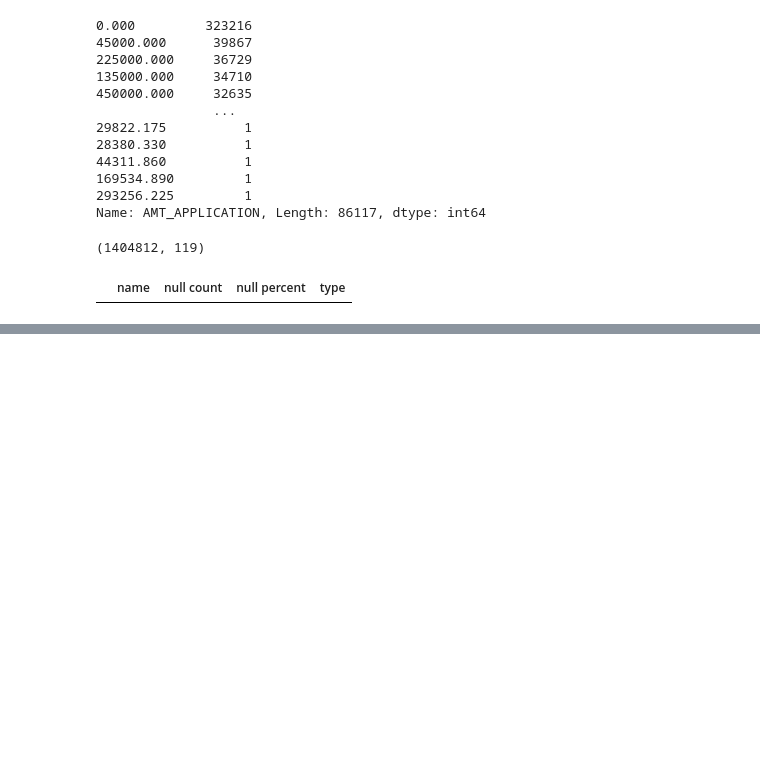
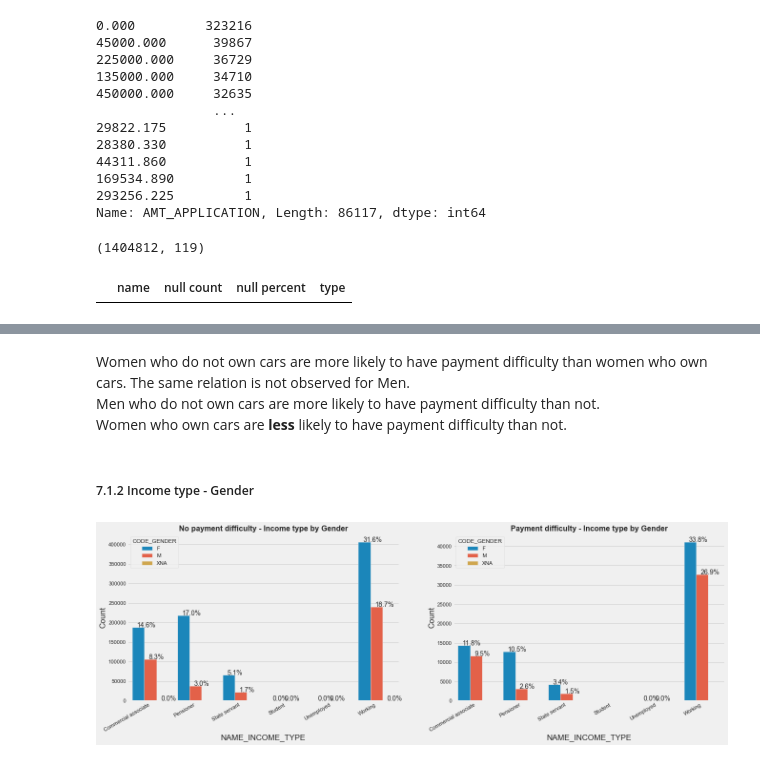
Before and after one commit to kavurisrikanth/risk-analysis-eda, a Jupyter notebook: eda_credit.ipynb, the cells around one changed output, grey strips where cells are left out. Cells and saved outputs as stored; diff of their text form; code cells hidden in the pictures; blank space fills up the shorter version.

```diff
--- a/eda_credit.ipynb
+++ b/eda_credit.ipynb
@@ -1461,0 +1340,10 @@ na_df[na_df['name'] == 'AMT_APPLICATION_PREV']
+# %% [markdown]
+Women who do not own cars are more likely to have payment difficulty than women who own cars. The same relation is not observed for Men.<br>
+Men who do not own cars are more likely to have payment difficulty than not.<br>
+Women who own cars are **less** likely to have payment difficulty than not.
+# %% [markdown]
+##### 7.1.2 Income type - Gender
+# %%
+plot_countplot('NAME_INCOME_TYPE', 'Income type by Gender', hue='CODE_GENDER')
+# %% [output]
+[figure, added]
```
Also changed, not shown: parts of 93 cells of this notebook, 1 other file.
